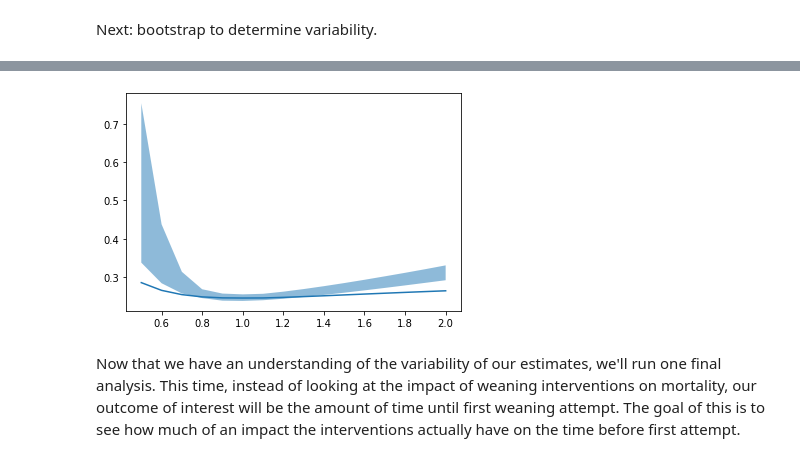
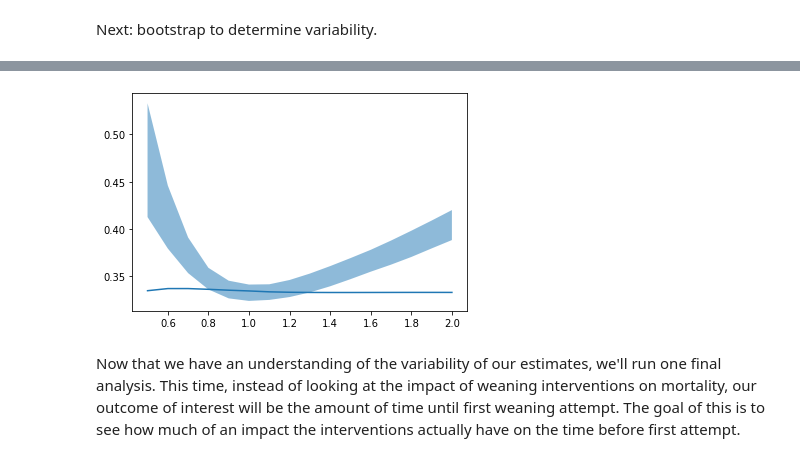
Before and after one commit to amanchoudhri/liberation-timing-paper, a Jupyter notebook: main.ipynb, the cells around one changed output, grey strips where cells are left out. Drawn from its saved outputs; the diff is of its cells as text; code cells hidden in the pictures.

```diff
--- a/main.ipynb
+++ b/main.ipynb
@@ -352,0 +502,9 @@ baseline_hour_df = cohort.loc[
+# %%
+icu_outcome_df = max_df.merge(duration_df)
+icu_outcome_df.rename(columns = {'icu_stay_durations' : 'icu_duration'}, inplace=True)
+# %%
+# construct outcome column (take ceil of the time difference to the nearest day)
+icu_outcome_df['outcome'] = (icu_outcome_df['max'] - icu_outcome_df['icu_duration']).dt.ceil('d')
+# merge with subjects to get stay id
+icu_outcome_df = icu_outcome_df.merge(subjects[['subject_id', 'stay_id']])
+icu_outcome_df.sort_values('stay_id', inplace=True)
@@ -352,0 +513,5 @@ baseline_hour_df = cohort.loc[
+# %%
+counterfactual_icu_free_days = {}
+outcome = icu_outcome_df.set_index('stay_id')['outcome'].dt.days
+for d in delta_vals:
+    counterfactual_icu_free_days[d] = (weights[d] * outcome).mean()
@@ -353,7 +531,7 @@ baseline_hour_df = cohort.loc[
 # %% [markdown]
 Next: bootstrap to determine variability.
 # %%
-N_BOOTSTRAPS = 250
+N_BOOTSTRAPS = 100
 outcome_estimates = {d: [] for d in delta_vals}
 
 stays = df['stay_id'].unique()
@@ -381,7 +559,7 @@ for i in range(N_BOOTSTRAPS):
         outcome_estimates[delta].append(estimate)
 
 outcome_estimates = pd.DataFrame(outcome_estimates)
-outcome_estimates.to_csv('outcome_estimates.csv')
+# outcome_estimates.to_csv('outcome_estimates.csv')
 outcome_estimates.head()
 # %% [output]
 |  | 0.5 | 0.6 | 0.7 | 0.8 | 0.9 | 1.0 | 1.1 | 1.2 | 1.3 | 1.4 | 1.5 | ... |
@@ -413,13 +591,13 @@ dtype: float64
 # %%
 to_plot = outcome_estimates.iloc[:, 2:17]
 # %%
-# bounds = outcome_estimates.quantile(0.025), outcome_estimates.quantile(0.975)
-bounds = outcome_estimates.min(), outcome_estimates.max()
+bounds = outcome_estimates.quantile(0.025), outcome_estimates.quantile(0.975)
+# bounds = outcome_estimates.min(), outcome_estimates.max()
 plt.fill_between(delta_vals, bounds[0], bounds[1], alpha=0.5)
-plt.plot(results.keys(), results.values())
+plt.plot(mortality_results.keys(), mortality_results.values())
 plt.show()
 # %% [output]
-[figure, old version]
+[figure, new version]
 # %% [markdown]
 Now that we have an understanding of the variability of our estimates, we'll run one final analysis. This time, instead of looking at the impact of weaning interventions on mortality, our outcome of interest will be the amount of time until first weaning attempt. The goal of this is to see how much of an impact the interventions actually have on the time before first attempt.
 # %%
```
Also changed, not shown: parts of 55 cells of this notebook.
